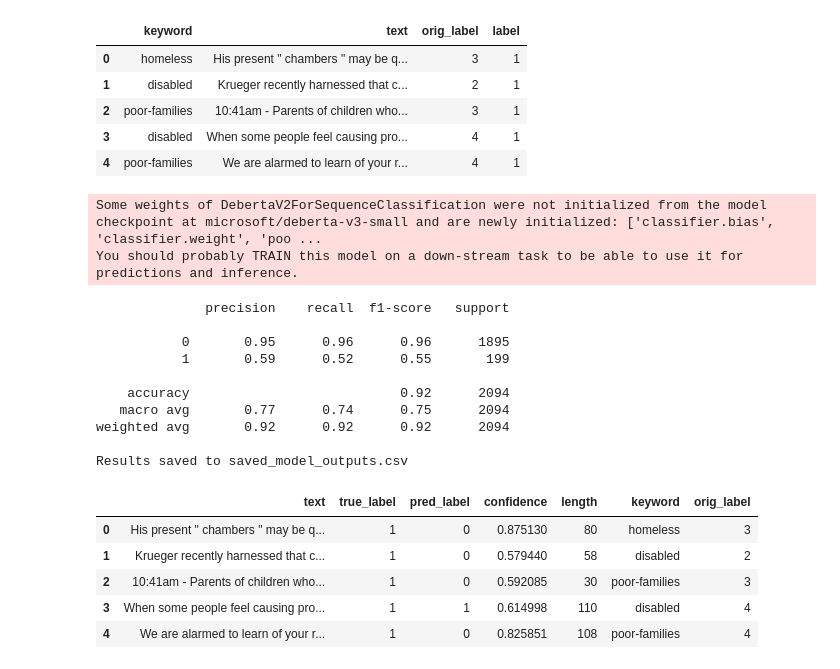
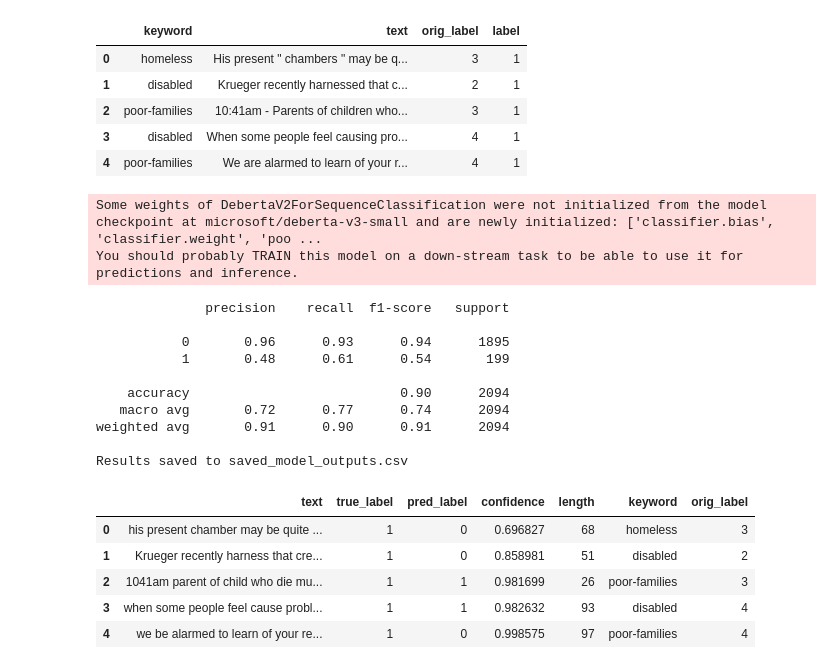
Before and after one commit to UnheardChunk/PCL-Detection, a Jupyter notebook: analysis/model_analysis.ipynb, the cells around one changed output. Drawn from its saved outputs; the diff is of its cells as text; code cells hidden in the pictures.

```diff
--- a/analysis/model_analysis.ipynb
+++ b/analysis/model_analysis.ipynb
@@ -134,7 +133,7 @@ def evaluate_and_save_results(model, eval_dataloader, tokenizer, dataset):
 model = AutoModelForSequenceClassification.from_pretrained(checkpoint, num_labels=2)
 model = model.to(device)
 
-load_model(model, "deberta_with_preprocessing_and_synonym_replacement.pth")
+load_model(model, "deberta_with_preprocessing_synonym_replacement_and_class_weighting.pth")
 
 # Load the test dataset
 test_dataloader = DataLoader(
@@ -148,26 +147,26 @@ Some weights of DebertaV2ForSequenceClassification were not initialized from the
 You should probably TRAIN this model on a down-stream task to be able to use it for predictions and inference.
               precision    recall  f1-score   support
 
-           0       0.95      0.96      0.96      1895
-           1       0.59      0.52      0.55       199
+           0       0.96      0.93      0.94      1895
+           1       0.48      0.61      0.54       199
 
-    accuracy                           0.92      2094
-   macro avg       0.77      0.74      0.75      2094
-weighted avg       0.92      0.92      0.92      2094
+    accuracy                           0.90      2094
+   macro avg       0.72      0.77      0.74      2094
+weighted avg       0.91      0.90      0.91      2094
 
 Results saved to saved_model_outputs.csv
 # %%
 # Load saved results (modify file paths as needed)
-results = pd.read_csv("../models/saved_models/saved_model_outputs.csv")
+results = pd.read_csv("./saved_model_outputs.csv")
 
 results.head()
 # %% [output]
 |  | text | true_label | pred_label | confidence | length | keyword | orig_label |
-| 0 | His present " chambers " may be q... | 1 | 0 | 0.875130 | 80 | homeless | 3 |
-| 1 | Krueger recently harnessed that c... | 1 | 0 | 0.579440 | 58 | disabled | 2 |
-| 2 | 10:41am - Parents of children who... | 1 | 0 | 0.592085 | 30 | poor-families | 3 |
-| 3 | When some people feel causing pro... | 1 | 1 | 0.614998 | 110 | disabled | 4 |
-| 4 | We are alarmed to learn of your r... | 1 | 0 | 0.825851 | 108 | poor-families | 4 |
+| 0 | his present chamber may be quite ... | 1 | 0 | 0.696827 | 68 | homeless | 3 |
+| 1 | Krueger recently harness that cre... | 1 | 0 | 0.858981 | 51 | disabled | 2 |
+| 2 | 1041am parent of child who die mu... | 1 | 1 | 0.981699 | 26 | poor-families | 3 |
+| 3 | when some people feel cause probl... | 1 | 1 | 0.982632 | 93 | disabled | 4 |
+| 4 | we be alarmed to learn of your re... | 1 | 0 | 0.998575 | 97 | poor-families | 4 |
 # %%
 # 1. Model Performance vs. Patronizing Content Level
 
```
Also changed, not shown: parts of 10 cells of this notebook, 4 other files.
